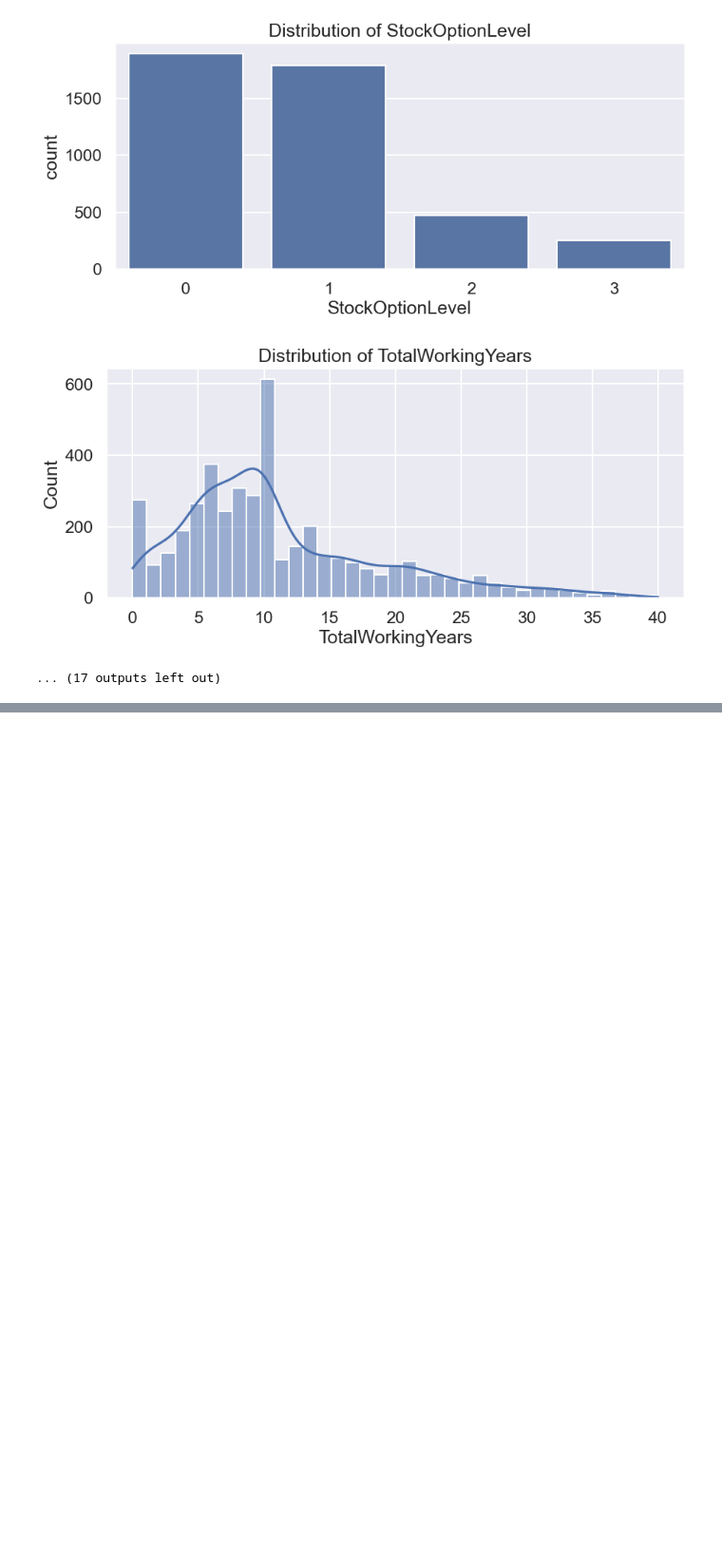
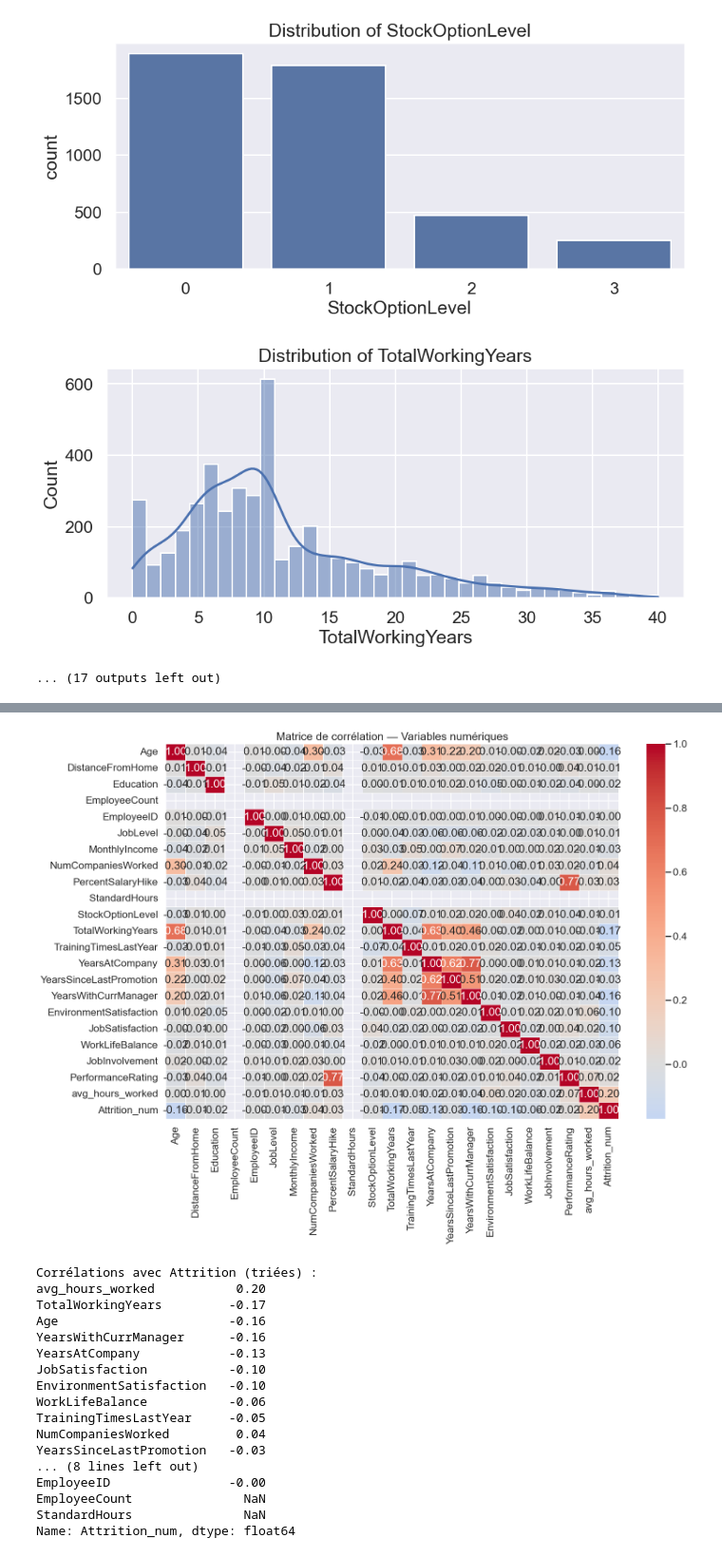
Before and after one commit to Raikuji/Cesi_Machine_Learning, a Jupyter notebook: projet_ia.ipynb, the cells around one changed output, grey strips where cells are left out. Shown at 95% size. Saved outputs shown, nothing was run; the diff lists cells and outputs as text; code cells hidden in the pictures; blank space fills up the shorter version.

```diff
--- a/projet_ia.ipynb
+++ b/projet_ia.ipynb
@@ -167,0 +281,51 @@ for column in categorical_columns:
+# %%
+# Encode Attrition as binary for correlation computation
+corr_data = employee_data.copy()
+corr_data['Attrition_num'] = corr_data['Attrition'].map({'Yes': 1, 'No': 0})
+
+# Select numerical columns + encoded Attrition
+corr_cols = list(numerical_columns) + ['avg_hours_worked', 'Attrition_num']
+corr_cols = [c for c in corr_cols if c in corr_data.columns]
+corr_matrix = corr_data[corr_cols].corr()
+
+# Plot heatmap with more spacing
+fig, ax = plt.subplots(figsize=(24, 20))
+sns.heatmap(
+    corr_matrix,
+    annot=True,
+    fmt='.2f',
+    cmap='coolwarm',
+    center=0,
+    linewidths=1.5,
+    cbar_kws={'shrink': 0.8},
+    ax=ax,
+    annot_kws={'size': 9}
+)
+ax.set_title('Matrice de corrélation — Variables numériques', fontsize=16, pad=20)
+plt.xticks(rotation=45, ha='right')
+plt.yticks(rotation=0)
+plt.tight_layout()
+plt.show()
+
+# Display top correlations with Attrition
+print('Corrélations avec Attrition (triées) :')
+print(corr_matrix['Attrition_num'].drop('Attrition_num').sort_values(key=abs, ascending=False))
+# %% [output]
+[figure, added]
+Corrélations avec Attrition (triées) :
+avg_hours_worked           0.20
+TotalWorkingYears         -0.17
+Age                       -0.16
+YearsWithCurrManager      -0.16
+YearsAtCompany            -0.13
+JobSatisfaction           -0.10
+EnvironmentSatisfaction   -0.10
+WorkLifeBalance           -0.06
+TrainingTimesLastYear     -0.05
+NumCompaniesWorked         0.04
+YearsSinceLastPromotion   -0.03
+... (8 lines left out)
+EmployeeID                -0.00
+EmployeeCount               NaN
+StandardHours               NaN
+Name: Attrition_num, dtype: float64
```
Also changed, not shown: parts of 6 cells of this notebook.
